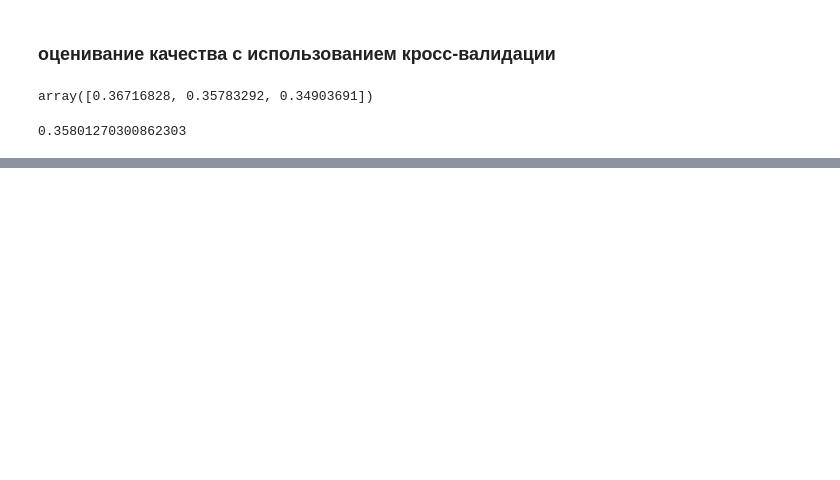
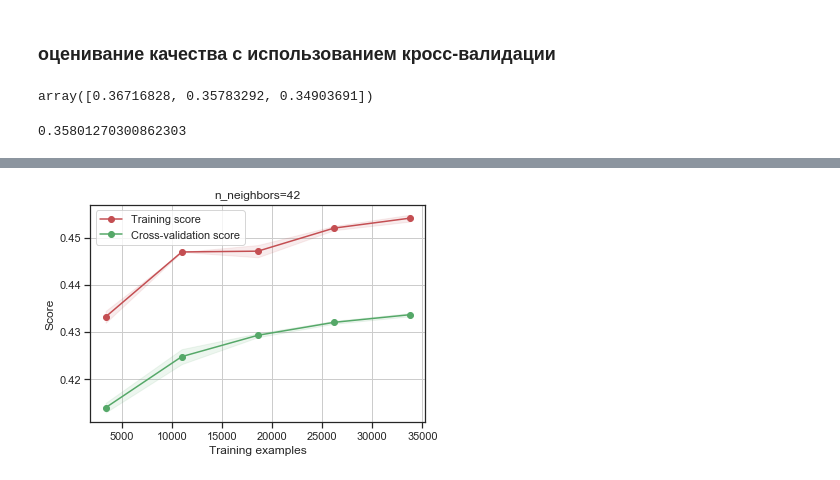
Before and after one commit to blackplayerten/Machine-Learning, a Jupyter notebook: лр4/лр4.ipynb, the cells around one changed output, grey strips where cells are left out. Cells and saved outputs as stored; diff of their text form; code cells hidden in the pictures; blank space fills up the shorter version.

```diff
--- a/лр4/лр4.ipynb
+++ b/лр4/лр4.ipynb
@@ -140,5 +140,3 @@ KNeighborsClassifierObj
 KNeighborsClassifier(algorithm='auto', leaf_size=30, metric='minkowski',
                      metric_params=None, n_jobs=None, n_neighbors=3, p=2,
                      weights='uniform')
-# %%
-KNeighborsClassifierObj.fit(xTrain, yTrain.values.ravel())
@@ -149,5 +143,4 @@ KNeighborsClassifier(algorithm='auto', leaf_size=30, metric='minkowski',
 # %%
 # обучение модели для произвольно заданного гиперпараметра к
-y_pred = KNeighborsClassifierObj.predict(xTest)
-y_pred
+KNeighborsClassifierObj.fit(xtrain, ytrain.values.ravel())
 # %% [output]
@@ -255,0 +493,4 @@ scores
+# %%
+plotlearn_curve(class_grid.best_estimator_, 'n_neighbors=42',
+                    xtrain, ytrain.values.ravel(), cv=KFold(n_splits=3))
+# %% [output]
@@ -255,0 +498 @@ scores
+[figure, added]
```
Also changed, not shown: parts of 35 cells of this notebook, 4 other files.
